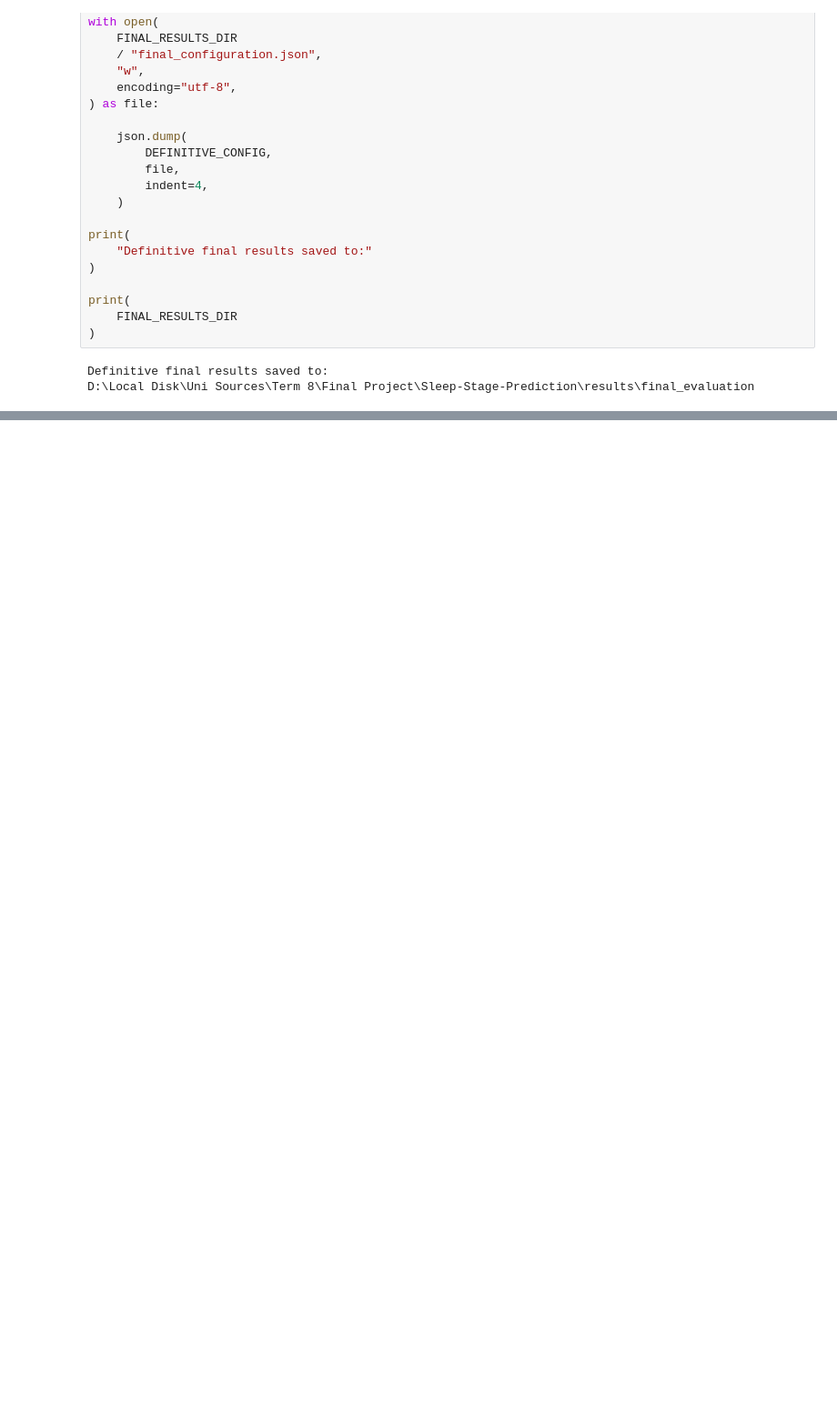
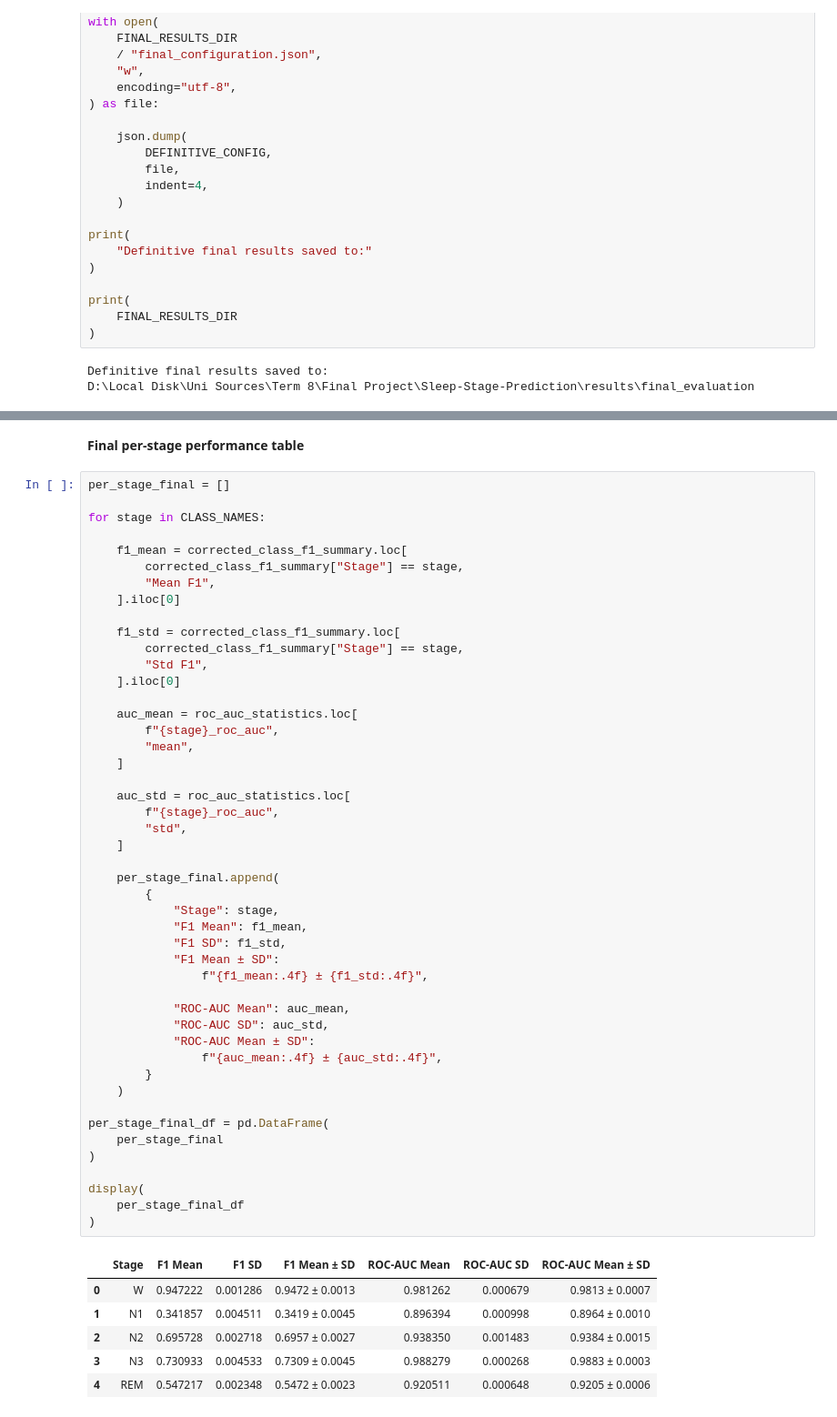
Before and after one commit to ThePral/Sleep-Stage-Prediction, a Jupyter notebook: notebooks/06_participant_split_model.ipynb, the cells around one changed output, grey strips where cells are left out. Shown at 91% size. Saved outputs shown, nothing was run; the diff lists cells and outputs as text; blank space fills up the shorter version.

```diff
--- a/notebooks/06_participant_split_model.ipynb
+++ b/notebooks/06_participant_split_model.ipynb
@@ -3797,0 +4535,56 @@ D:\Local Disk\Uni Sources\Term 8\Final Project\Sleep-Stage-Prediction\results\fi
+# %% [markdown]
+**Final per-stage performance table**
+# %%
+per_stage_final = []
+
+for stage in CLASS_NAMES:
+
+    f1_mean = corrected_class_f1_summary.loc[
+        corrected_class_f1_summary["Stage"] == stage,
+        "Mean F1",
+    ].iloc[0]
+
+    f1_std = corrected_class_f1_summary.loc[
+        corrected_class_f1_summary["Stage"] == stage,
+        "Std F1",
+    ].iloc[0]
+
+    auc_mean = roc_auc_statistics.loc[
+        f"{stage}_roc_auc",
+        "mean",
+    ]
+
+    auc_std = roc_auc_statistics.loc[
+        f"{stage}_roc_auc",
+        "std",
+    ]
+
+    per_stage_final.append(
+        {
+            "Stage": stage,
+            "F1 Mean": f1_mean,
+            "F1 SD": f1_std,
+            "F1 Mean ± SD":
+                f"{f1_mean:.4f} ± {f1_std:.4f}",
+
+            "ROC-AUC Mean": auc_mean,
+            "ROC-AUC SD": auc_std,
+            "ROC-AUC Mean ± SD":
+                f"{auc_mean:.4f} ± {auc_std:.4f}",
+        }
+    )
+
+per_stage_final_df = pd.DataFrame(
+    per_stage_final
+)
+
+display(
+    per_stage_final_df
+)
+# %% [output]
+|  | Stage | F1 Mean | F1 SD | F1 Mean ± SD | ROC-AUC Mean | ROC-AUC SD | ROC-AUC Mean ± SD |
+| 0 | W | 0.947222 | 0.001286 | 0.9472 ± 0.0013 | 0.981262 | 0.000679 | 0.9813 ± 0.0007 |
+| 1 | N1 | 0.341857 | 0.004511 | 0.3419 ± 0.0045 | 0.896394 | 0.000998 | 0.8964 ± 0.0010 |
+| 2 | N2 | 0.695728 | 0.002718 | 0.6957 ± 0.0027 | 0.938350 | 0.001483 | 0.9384 ± 0.0015 |
+| 3 | N3 | 0.730933 | 0.004533 | 0.7309 ± 0.0045 | 0.988279 | 0.000268 | 0.9883 ± 0.0003 |
+| 4 | REM | 0.547217 | 0.002348 | 0.5472 ± 0.0023 | 0.920511 | 0.000648 | 0.9205 ± 0.0006 |
```
Also changed, not shown: parts of 32 cells of this notebook, 14 other files.
